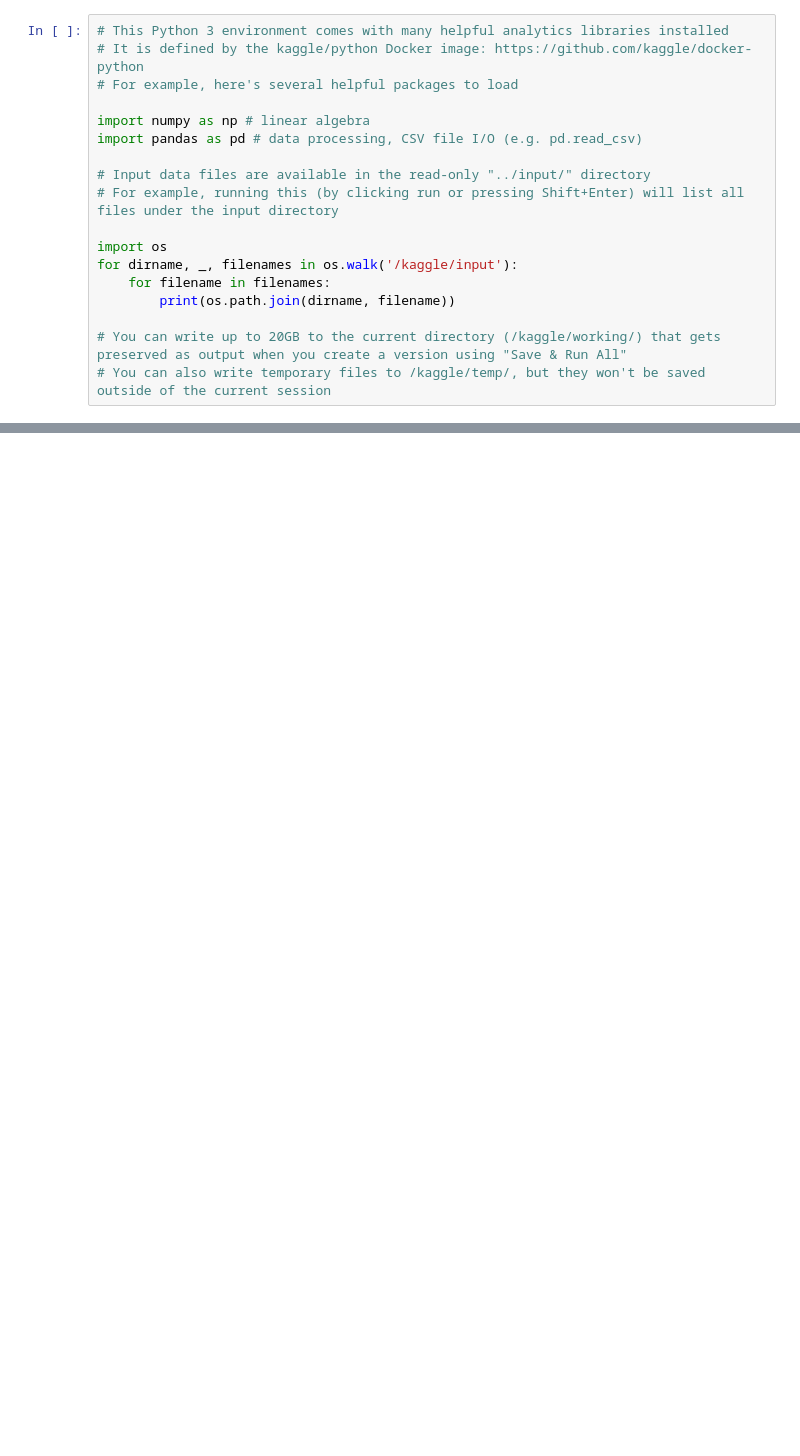
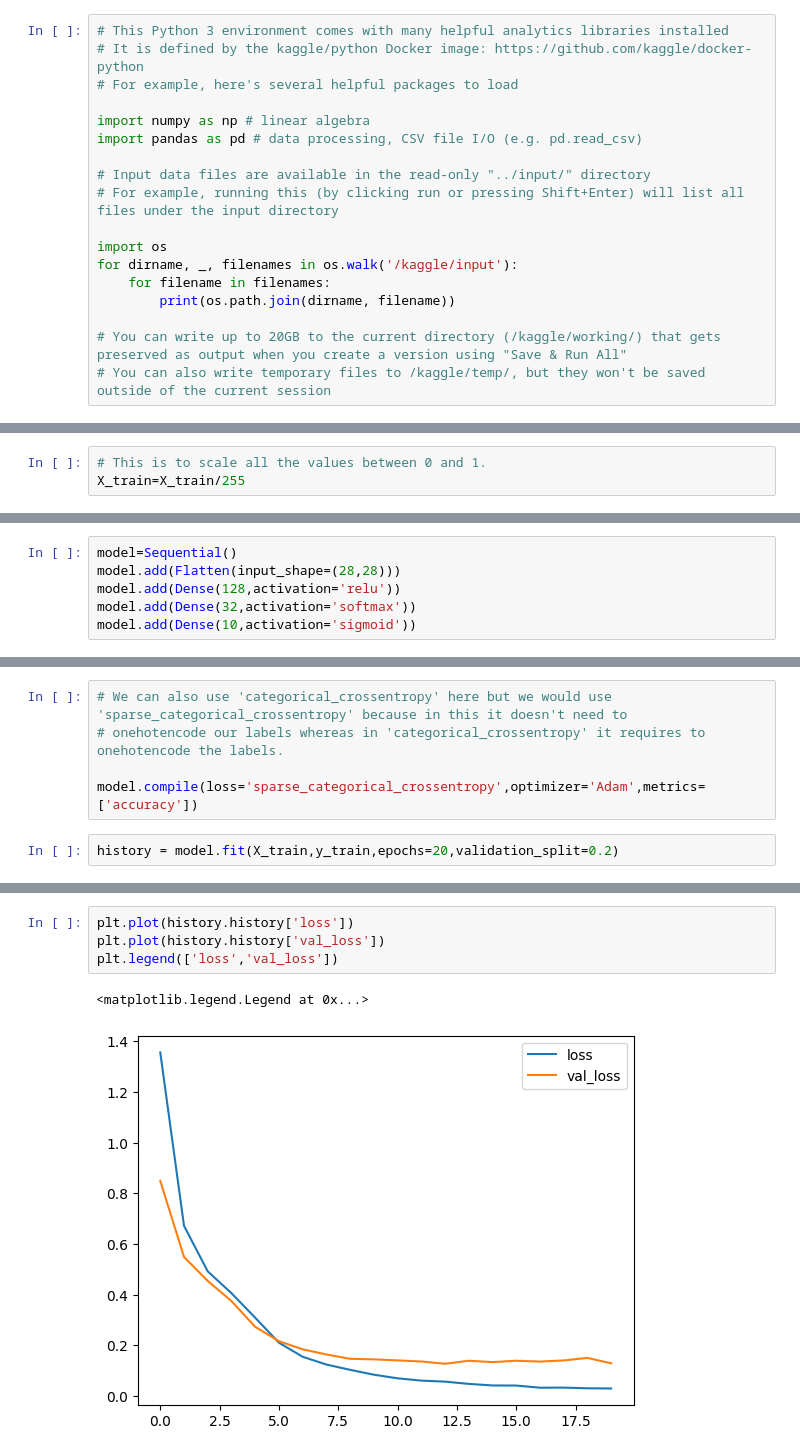
Before and after one commit to chaudhary-pawan/Deep-Learning, a Jupyter notebook: Handwritten_Digit_Classification_using_ANN.ipynb, the cells around one changed output, grey strips where cells are left out. Cells and saved outputs as stored; diff of their text form; blank space fills up the shorter version.

```diff
--- a/Handwritten_Digit_Classification_using_ANN.ipynb
+++ b/Handwritten_Digit_Classification_using_ANN.ipynb
@@ -20,0 +73,3 @@ for dirname, _, filenames in os.walk('/kaggle/input'):
+# %%
+# This is to scale all the values between 0 and 1.
+X_train=X_train/255
@@ -20,0 +99,6 @@ for dirname, _, filenames in os.walk('/kaggle/input'):
+# %%
+model=Sequential()
+model.add(Flatten(input_shape=(28,28)))
+model.add(Dense(128,activation='relu'))
+model.add(Dense(32,activation='softmax'))
+model.add(Dense(10,activation='sigmoid'))
@@ -20,0 +123,7 @@ for dirname, _, filenames in os.walk('/kaggle/input'):
+# %%
+# We can also use 'categorical_crossentropy' here but we would use 'sparse_categorical_crossentropy' because in this it doesn't need to
+# onehotencode our labels whereas in 'categorical_crossentropy' it requires to onehotencode the labels.
+
+model.compile(loss='sparse_categorical_crossentropy',optimizer='Adam',metrics=['accuracy'])
+# %%
+history = model.fit(X_train,y_train,epochs=20,validation_split=0.2)
@@ -20,0 +161,7 @@ for dirname, _, filenames in os.walk('/kaggle/input'):
+# %%
+plt.plot(history.history['loss'])
+plt.plot(history.history['val_loss'])
+plt.legend(['loss','val_loss'])
+# %% [output]
+<matplotlib.legend.Legend at 0x...>
+[figure, added]
```
Also changed, not shown: parts of 19 cells of this notebook.
